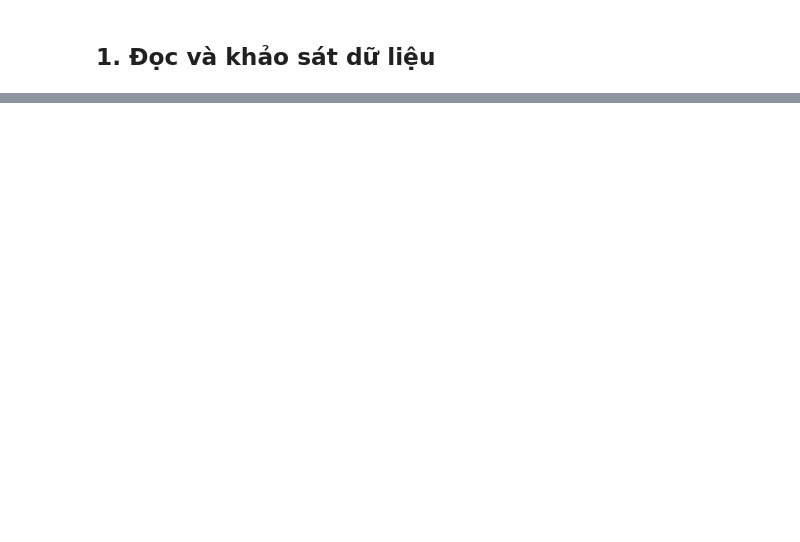
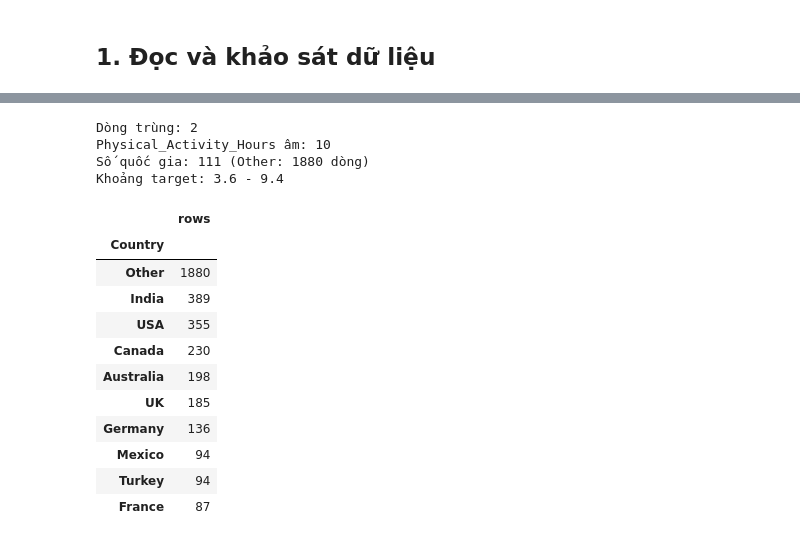
Before and after one commit to cfthanh12/ML_SK, a Jupyter notebook: notebooks/model_training.ipynb, the cells around one changed output, grey strips where cells are left out. Cells and saved outputs as stored; diff of their text form; code cells hidden in the pictures; blank space fills up the shorter version.

```diff
--- a/notebooks/model_training.ipynb
+++ b/notebooks/model_training.ipynb
@@ -84,5 +92,37 @@ Kích thước: 5,000 dòng x 13 cột
 | Sleep_Hours_Per_Night | 5000.0 | NaN | NaN | NaN | 6.63458 | 1.221391 | 3.6 | 5.6 | 6.6 | 7.5 | 9.9 |
 | Stress_Level | 5000 | 4 | Very High | 1621 | NaN | NaN | NaN | NaN | NaN | NaN | NaN |
 | Mental_Health_Score | 5000.0 | NaN | NaN | NaN | 6.23098 | 1.278701 | 3.6 | 5.1 | 6.1 | 7.1 | 9.4 |
+# %%
+negative_activity = int((data["Physical_Activity_Hours"] < 0).sum())
+duplicate_rows = int(data.duplicated().sum())
+country_counts = data["Country"].value_counts()
+other_country = int(country_counts.get("Other", 0))
+
+print(f"Dòng trùng: {duplicate_rows}")
+print(f"Physical_Activity_Hours âm: {negative_activity}")
+print(f"Số quốc gia: {data['Country'].nunique()} (Other: {other_country} dòng)")
+print(
+    "Khoảng target: "
+    f"{data['Mental_Health_Score'].min():.1f} - "
+    f"{data['Mental_Health_Score'].max():.1f}"
+)
+display(country_counts.head(10).to_frame("rows"))
+# %% [output]
+Dòng trùng: 2
+Physical_Activity_Hours âm: 10
+Số quốc gia: 111 (Other: 1880 dòng)
+Khoảng target: 3.6 - 9.4
+|  | rows |
+| Country |  |
+| Other | 1880 |
+| India | 389 |
+| USA | 355 |
+| Canada | 230 |
+| Australia | 198 |
+| UK | 185 |
+| Germany | 136 |
+| Mexico | 94 |
+| Turkey | 94 |
+| France | 87 |
 # %%
 fig, axes = plt.subplots(1, 2, figsize=(12, 4))
```
Also changed, not shown: parts of 16 cells of this notebook, 20 other files.
